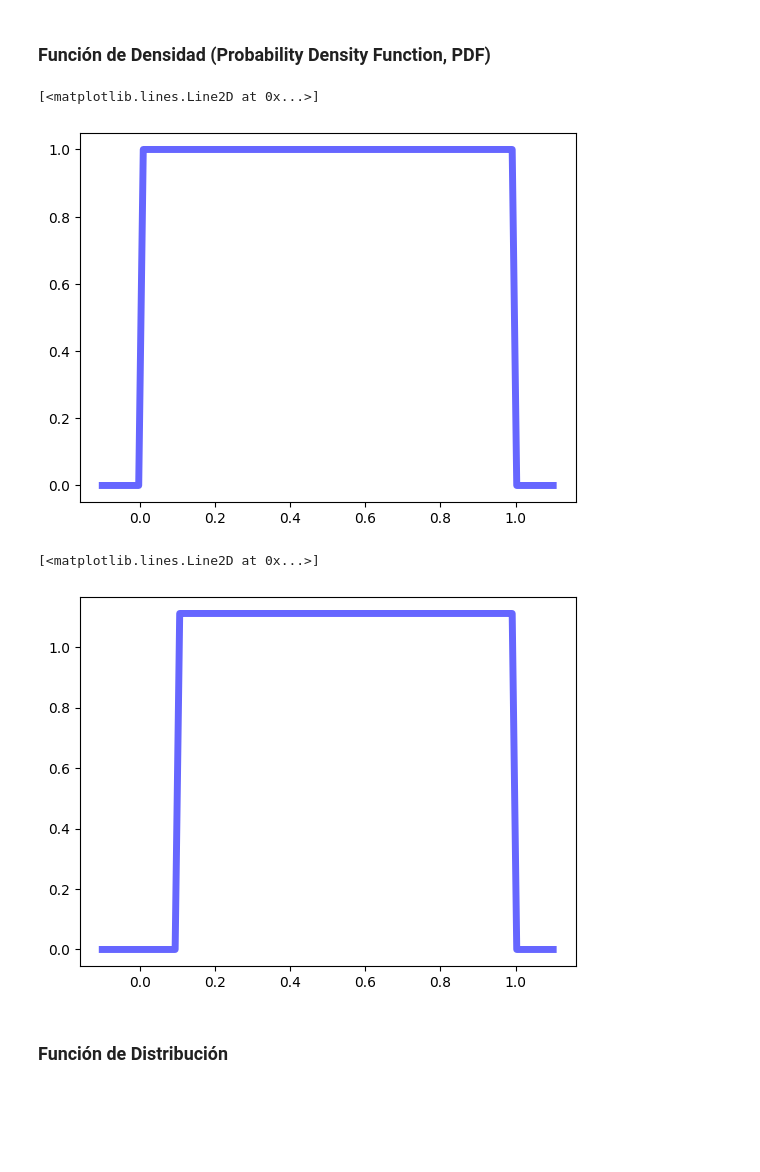
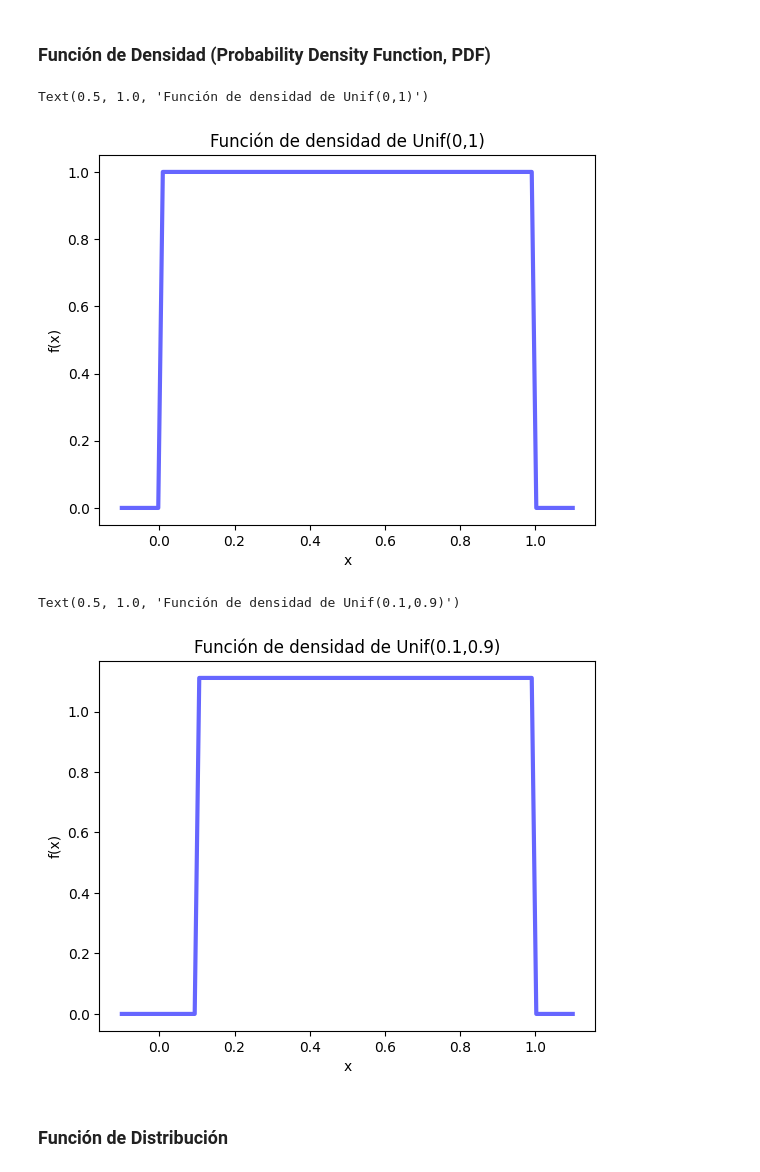
Before and after one commit to leticiaram/Modelos_Estocasticos_2023, a Jupyter notebook: Codigo_1.ipynb, the cells around one changed output. Drawn from its saved outputs; the diff is of its cells as text; code cells hidden in the pictures; blank space fills up the shorter version.

```diff
--- a/Codigo_1.ipynb
+++ b/Codigo_1.ipynb
@@ -180,17 +186,23 @@ import matplotlib.pyplot as plt
 # %%
 fig, ax = plt.subplots(1, 1)
 x = np.linspace(-0.1,1.1, 100)
-ax.plot(x, uniform.pdf(x),'b-', lw=5, alpha=0.6, label='uniform pdf')
+ax.plot(x, uniform.pdf(x),'b-', lw=3, alpha=0.6, label='uniform pdf')
+plt.xlabel('x')
+plt.ylabel('f(x)')
+plt.title('Función de densidad de Unif(0,1)')
 # %% [output]
-[<matplotlib.lines.Line2D at 0x...>]
+Text(0.5, 1.0, 'Función de densidad de Unif(0,1)')
-[figure, old version]
+[figure, new version]
 # %%
 fig, ax = plt.subplots(1, 1)
 x = np.linspace(-0.1,1.1, 100)
-ax.plot(x, uniform.pdf(x,0.1,0.9),'b-', lw=5, alpha=0.6, label='uniform pdf')
+ax.plot(x, uniform.pdf(x,0.1,0.9),'b-', lw=3, alpha=0.6, label='uniform pdf')
+plt.xlabel('x')
+plt.ylabel('f(x)')
+plt.title('Función de densidad de Unif(0.1,0.9)')
 # %% [output]
-[<matplotlib.lines.Line2D at 0x...>]
+Text(0.5, 1.0, 'Función de densidad de Unif(0.1,0.9)')
-[figure, old version]
+[figure, new version]
 # %% [markdown]
 ### Función de Distribución
 # %%
```
Also changed, not shown: parts of 69 cells of this notebook.
